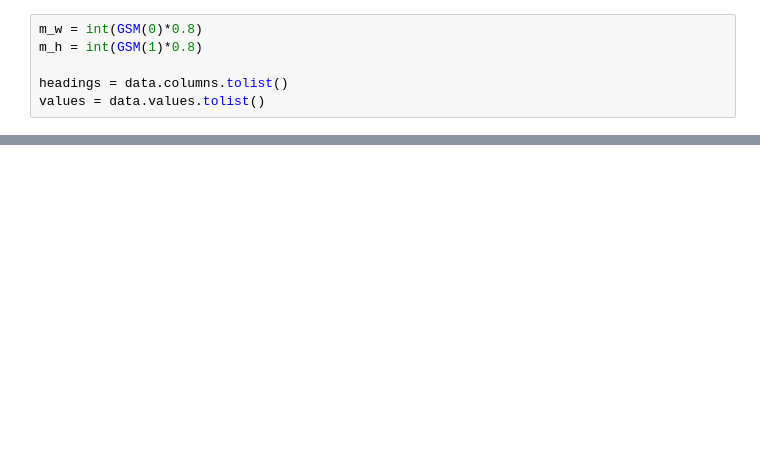
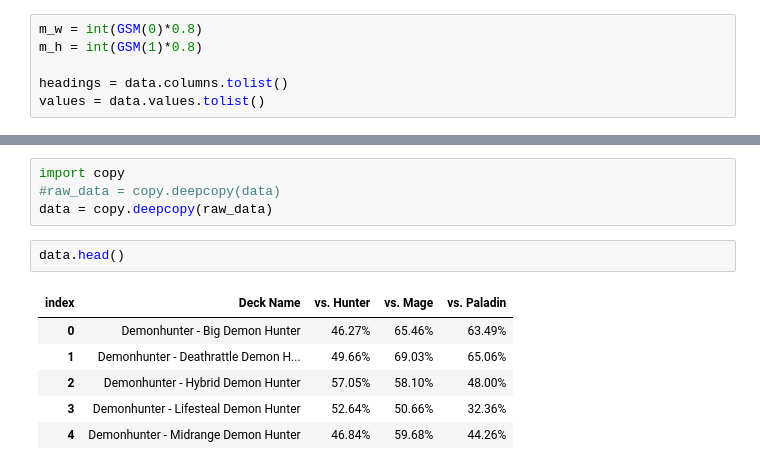
Before and after one commit to PetrCala/Hearthstone_Archmage, a Jupyter notebook: Working scripts/playground.ipynb, the cells around one changed output, grey strips where cells are left out. Saved outputs shown, nothing was run; the diff lists cells and outputs as text; blank space fills up the shorter version.

```diff
--- a/Working scripts/playground.ipynb
+++ b/Working scripts/playground.ipynb
@@ -144,0 +155,13 @@ type(a) == pd.core.frame.DataFrame
+# %%
+import copy
+#raw_data = copy.deepcopy(data)
+data = copy.deepcopy(raw_data)
+# %%
+data.head()
+# %% [output]
+| index | Deck Name | vs. Hunter | vs. Mage | vs. Paladin |
+| 0 | Demonhunter - Big Demon Hunter | 46.27% | 65.46% | 63.49% |
+| 1 | Demonhunter - Deathrattle Demon H... | 49.66% | 69.03% | 65.06% |
+| 2 | Demonhunter - Hybrid Demon Hunter | 57.05% | 58.10% | 48.00% |
+| 3 | Demonhunter - Lifesteal Demon Hunter | 52.64% | 50.66% | 32.36% |
+| 4 | Demonhunter - Midrange Demon Hunter | 46.84% | 59.68% | 44.26% |
```
Also changed, not shown: parts of 16 cells of this notebook, 7 other files.
